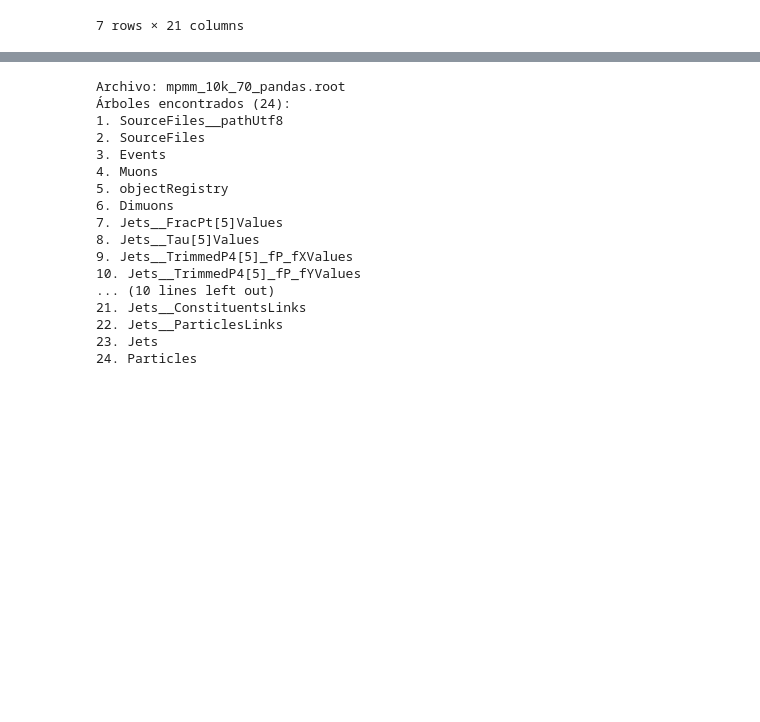
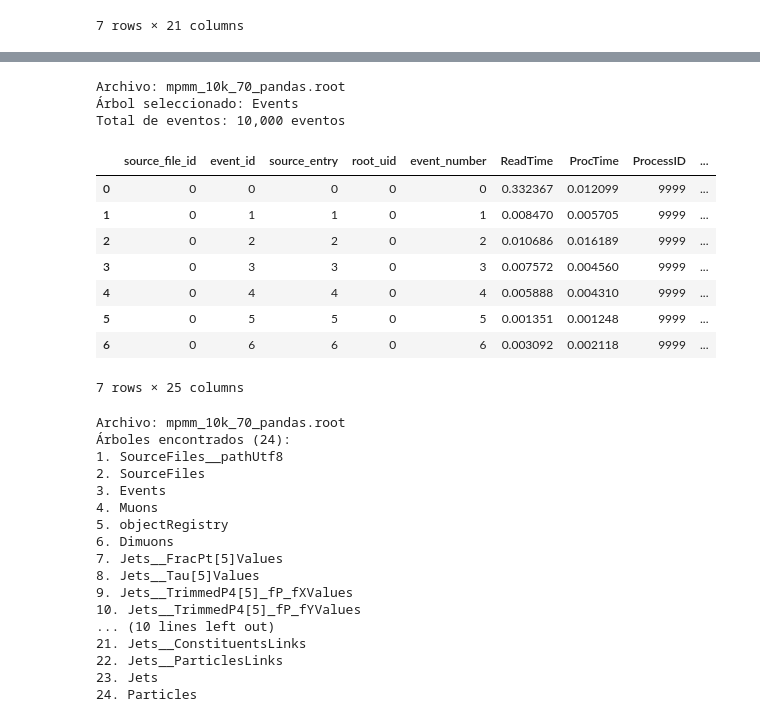
Before and after one commit to MASilva139/ECFM-PF, a Jupyter notebook: MadGraph/pp_mpmm.ipynb, the cells around one changed output, grey strips where cells are left out. Drawn from its saved outputs; the diff is of its cells as text; code cells hidden in the pictures; blank space fills up the shorter version.

```diff
--- a/MadGraph/pp_mpmm.ipynb
+++ b/MadGraph/pp_mpmm.ipynb
@@ -263,3 +296,22 @@ Total de eventos: 13,533 eventos
+# %%
+io.load_dataframe(
+    branches=None,
+    dataset='mpmm_10k_70_p',
+    tree_path='Events'
+).head(7)
+# %% [output]
+Archivo: mpmm_10k_70_pandas.root
+Árbol seleccionado: Events
+Total de eventos: 10,000 eventos
+|  | source_file_id | event_id | source_entry | root_uid | event_number | ReadTime | ProcTime | ProcessID | ... |
+| 0 | 0 | 0 | 0 | 0 | 0 | 0.332367 | 0.012099 | 9999 | ... |
+| 1 | 0 | 1 | 1 | 0 | 1 | 0.008470 | 0.005705 | 9999 | ... |
+| 2 | 0 | 2 | 2 | 0 | 2 | 0.010686 | 0.016189 | 9999 | ... |
+| 3 | 0 | 3 | 3 | 0 | 3 | 0.007572 | 0.004560 | 9999 | ... |
+| 4 | 0 | 4 | 4 | 0 | 4 | 0.005888 | 0.004310 | 9999 | ... |
+| 5 | 0 | 5 | 5 | 0 | 5 | 0.001351 | 0.001248 | 9999 | ... |
+| 6 | 0 | 6 | 6 | 0 | 6 | 0.003092 | 0.002118 | 9999 | ... |
+7 rows × 25 columns
 # %%
 io.list_dataset_trees(
     dataset="mpmm_10k_70_p"
```
Also changed, not shown: parts of 3 cells of this notebook, 8 other files.
